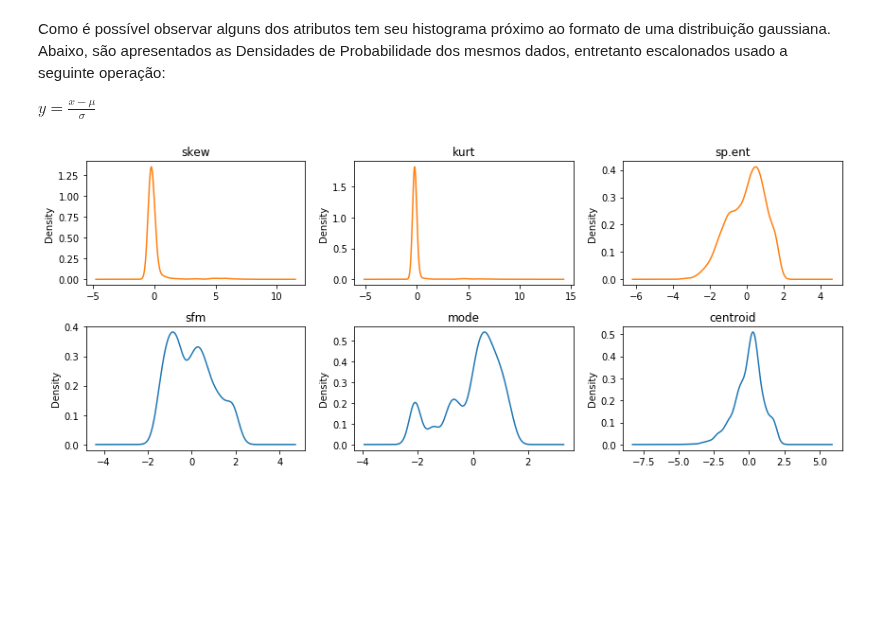
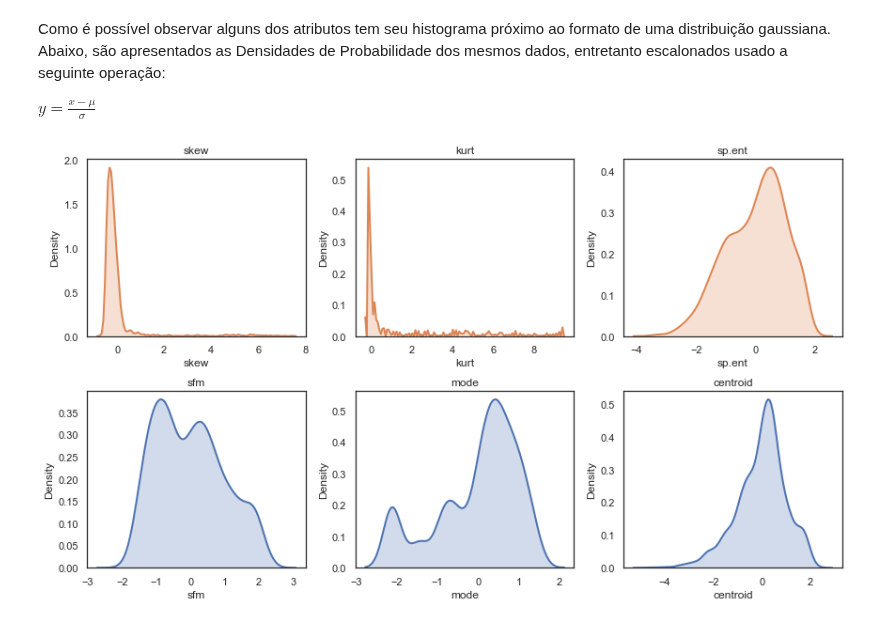
Before and after one commit to rdenadai/ia006c, a Jupyter notebook: notebooks/EFC02/EFC02.ipynb, the cells around one changed output. Cells and saved outputs as stored; diff of their text form; code cells hidden in the pictures; blank space fills up the shorter version.

```diff
--- a/notebooks/EFC02/EFC02.ipynb
+++ b/notebooks/EFC02/EFC02.ipynb
@@ -3,7 +3,10 @@ import numpy as np
 import pandas as pd
 from scipy.stats import norm
 import matplotlib.pyplot as plt
+import seaborn as sns
 
+sns.set(style="white")
+# sns.set(style="darkgrid")
 %matplotlib inline
 # %%
 class Scaler:
@@ -120,5 +123,5 @@ print(df.head(5))
 
 A análise será feita nos dados que tem relação direta com dados de audio, que são: *skew, kurt, sp.ent, sfm, mode, centroid*.
 # %%
-sound_c = df[["skew", "kurt", "sp.ent", "sfm", "mode", "centroid"]]
+sound_c = df[["skew", "kurt", "sp.ent", "sfm", "mode", "centroid", "label"]]
 # %%
@@ -150,37 +175,45 @@ Como é possível observar alguns dos atributos tem seu histograma próximo ao f
 
 $y = \frac{x-\mu}{\sigma}$
 # %%
+kds = {'shade': True, 'linewidth': 2}
+
 scaler = Scaler()
 sound_c.loc[:]["skew"] = scaler.fit_transform(sound_c["skew"])
 sound_c.loc[:]["kurt"] = scaler.fit_transform(sound_c["kurt"])
 sound_c.loc[:]["sp.ent"] = scaler.fit_transform(sound_c["sp.ent"])
 sound_c.loc[:]["sfm"] = scaler.fit_transform(sound_c["sfm"])
 sound_c.loc[:]["mode"] = scaler.fit_transform(sound_c["mode"])
 sound_c.loc[:]["centroid"] = scaler.fit_transform(sound_c["centroid"])
 
 x, mean, std = sound_c["skew"], np.mean(sound_c["skew"]), np.std(sound_c["skew"])
 
-plt.figure(figsize=(12, 5))
+plt.figure(figsize=(12, 7))
 plt.subplot(2, 3, 1)
 plt.title("skew")
-sound_c["skew"].plot.kde(color="C1")
+sns.distplot(sound_c["skew"], hist=False, kde=True, kde_kws=kds, color="C1")
+plt.ylabel('Density')
+# sound_c["skew"].plot.kde(color="C1")
 plt.subplot(2, 3, 2)
 plt.title("kurt")
-sound_c["kurt"].plot.kde(color="C1")
+sns.distplot(sound_c["kurt"], hist=False, kde=True, kde_kws=kds, color="C1")
+plt.ylabel('Density')
 plt.subplot(2, 3, 3)
 plt.title("sp.ent")
-sound_c["sp.ent"].plot.kde(color="C1")
+sns.distplot(sound_c["sp.ent"], hist=False, kde=True, kde_kws=kds, color="C1")
+plt.ylabel('Density')
 plt.subplot(2, 3, 4)
 plt.title("sfm")
-sound_c["sfm"].plot.kde()
+sns.distplot(sound_c["sfm"], hist=False, kde=True, kde_kws=kds)
+plt.ylabel('Density')
 plt.subplot(2, 3, 5)
 plt.title("mode")
-sound_c["mode"].plot.kde()
+sns.distplot(sound_c["mode"], hist=False, kde=True, kde_kws=kds)
+plt.ylabel('Density')
 plt.subplot(2, 3, 6)
 plt.title("centroid")
-sound_c["centroid"].plot.kde()
-
+sns.distplot(sound_c["centroid"], hist=False, kde=True, kde_kws=kds)
+plt.ylabel('Density')
 plt.tight_layout()
 plt.show()
 # %% [output]
-[figure, old version]
+[figure, new version]
```
Also changed, not shown: parts of 6 cells of this notebook.
